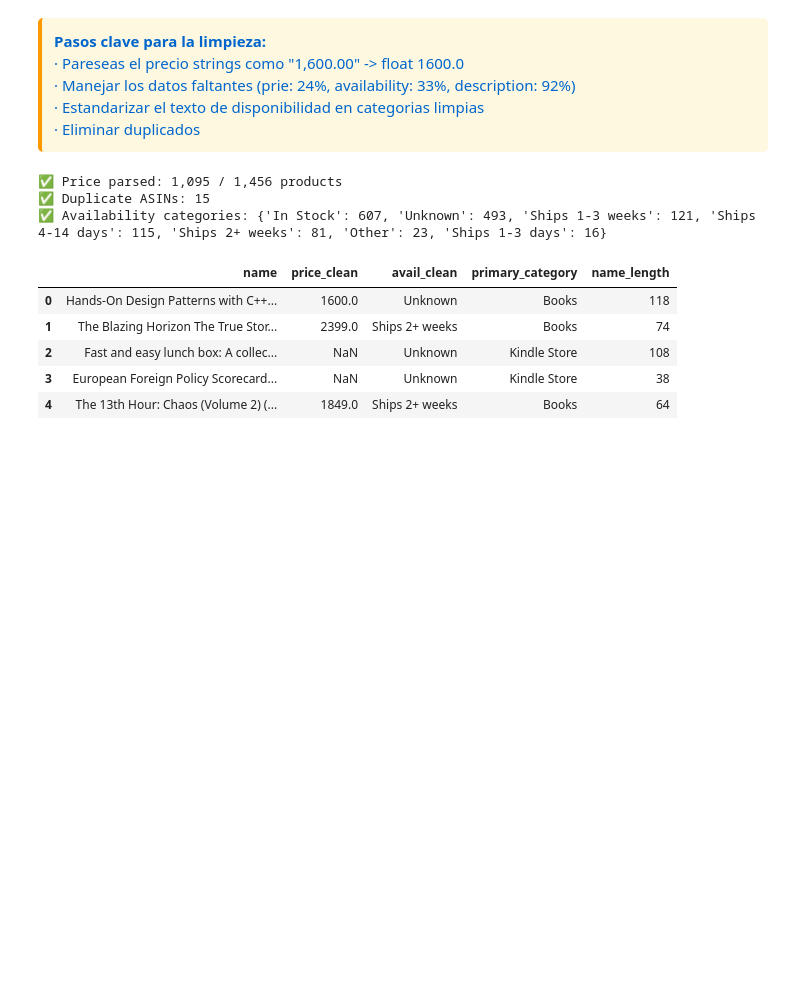
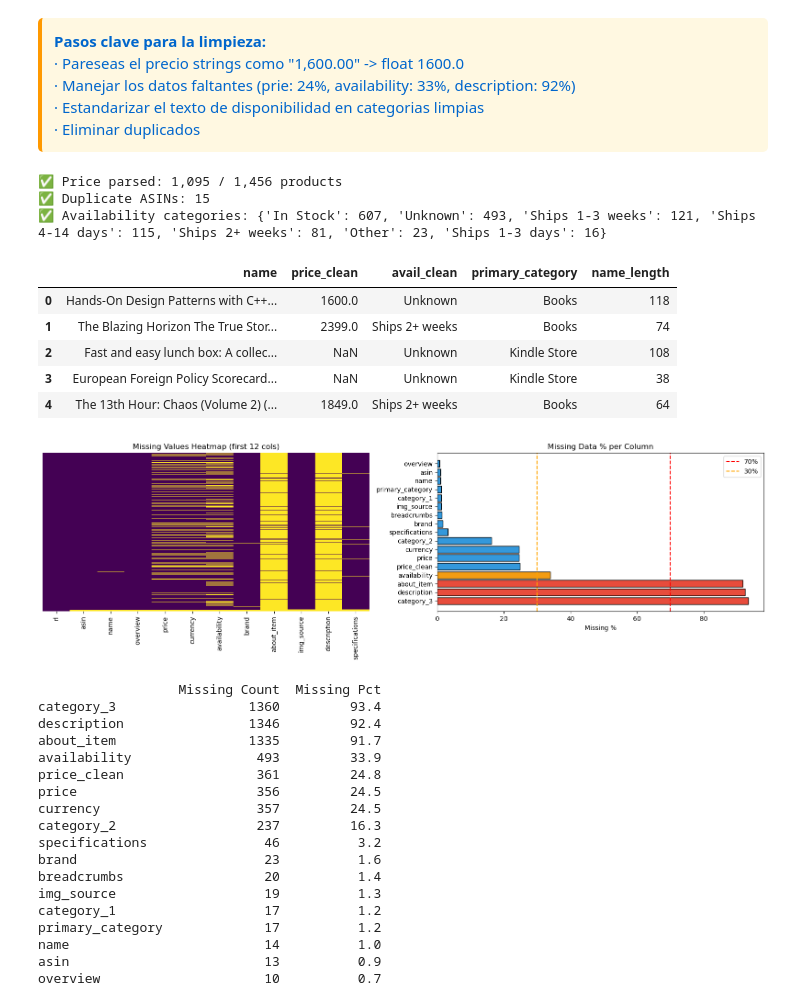
Before and after one commit to KarlaIvon15/9AIEVND-ADND-Practicas-230094-2, a Jupyter notebook: Practica04/Practica04_230094.ipynb, the cells around one changed output. Saved outputs shown, nothing was run; the diff lists cells and outputs as text; code cells hidden in the pictures; blank space fills up the shorter version.

```diff
--- a/Practica04/Practica04_230094.ipynb
+++ b/Practica04/Practica04_230094.ipynb
@@ -189,3 +193,47 @@ df[['name','price_clean','avail_clean','primary_category','name_length']].head(5
 | 2 | Fast and easy lunch box: A collec... | NaN | Unknown | Kindle Store | 108 |
 | 3 | European Foreign Policy Scorecard... | NaN | Unknown | Kindle Store | 38 |
 | 4 | The 13th Hour: Chaos (Volume 2) (... | 1849.0 | Ships 2+ weeks | Books | 64 |
+# %%
+# Missing value summary
+missing = pd.DataFrame({
+    'Missing Count': df.isnull().sum(),
+    'Missing Pct'  : (df.isnull().sum() / len(df) * 100).round(1)
+}).sort_values('Missing Pct', ascending=False)
+
+fig, axes = plt.subplots(1, 2, figsize=(16, 5))
+
+sns.heatmap(df[df.columns[:12]].isnull(), cbar=False, yticklabels=False,
+            cmap='viridis', ax=axes[0])
+axes[0].set_title('Missing Values Heatmap (first 12 cols)')
+
+mv = missing[missing['Missing Pct'] > 0]
+colors_mv = ['#e74c3c' if v > 70 else '#f39c12' if v > 30 else '#3498db'
+             for v in mv['Missing Pct']]
+axes[1].barh(mv.index, mv['Missing Pct'], color=colors_mv, edgecolor='black')
+axes[1].axvline(70, color='red', linestyle='--', label='70%')
+axes[1].axvline(30, color='orange', linestyle='--', label='30%')
+axes[1].set_xlabel('Missing %'); axes[1].set_title('Missing Data % per Column')
+axes[1].legend()
+
+plt.tight_layout(); plt.show()
+print(missing[missing['Missing Count'] > 0].to_string())
+# %% [output]
+[figure, added]
+                  Missing Count  Missing Pct
+category_3                 1360         93.4
+description                1346         92.4
+about_item                 1335         91.7
+availability                493         33.9
+price_clean                 361         24.8
+price                       356         24.5
+currency                    357         24.5
+category_2                  237         16.3
+specifications               46          3.2
+brand                        23          1.6
+breadcrumbs                  20          1.4
+img_source                   19          1.3
+category_1                   17          1.2
+primary_category             17          1.2
+name                         14          1.0
+asin                         13          0.9
+overview                     10          0.7
```
Also changed, not shown: parts of 7 cells of this notebook.
